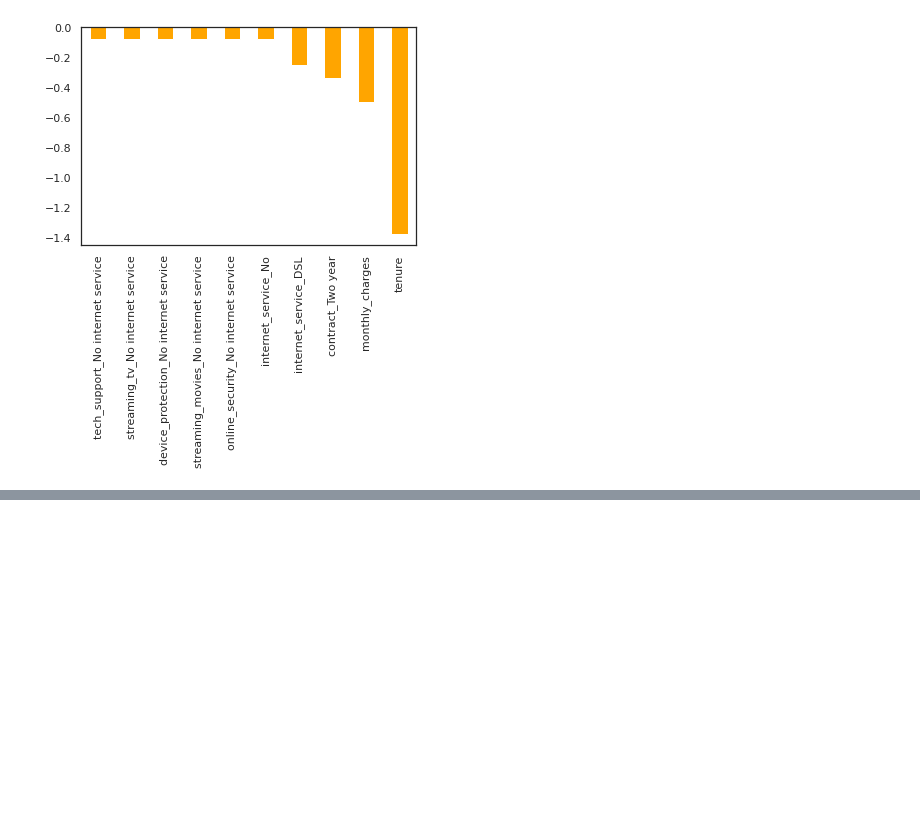
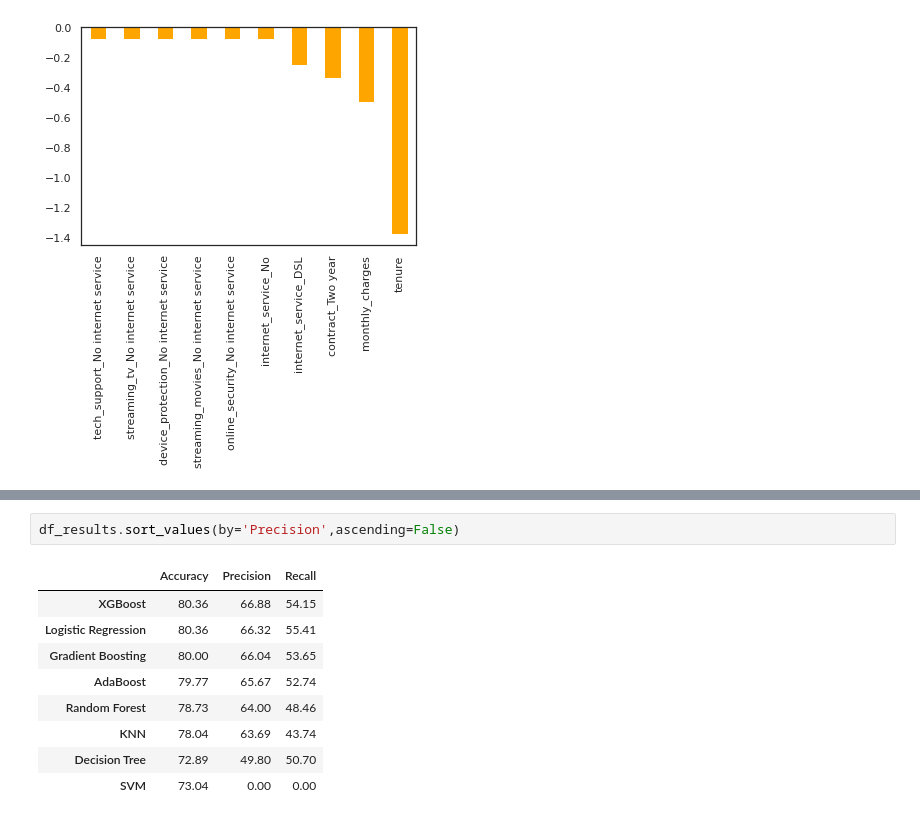
Before and after one commit to Shirleyhanx1/Customer-Churn-Porject---Python, a Jupyter notebook: Telco_Customer_Churn_Project_(Shirley).ipynb, the cells around one changed output, grey strips where cells are left out. Drawn from its saved outputs; the diff is of its cells as text; blank space fills up the shorter version.

```diff
--- a/Telco_Customer_Churn_Project_(Shirley).ipynb
+++ b/Telco_Customer_Churn_Project_(Shirley).ipynb
@@ -581,0 +594,12 @@ print(metrics.accuracy_score(y_test, preds))
+# %%
+df_results.sort_values(by='Precision',ascending=False)
+# %% [output]
+|  | Accuracy | Precision | Recall |
+| XGBoost | 80.36 | 66.88 | 54.15 |
+| Logistic Regression | 80.36 | 66.32 | 55.41 |
+| Gradient Boosting | 80.00 | 66.04 | 53.65 |
+| AdaBoost | 79.77 | 65.67 | 52.74 |
+| Random Forest | 78.73 | 64.00 | 48.46 |
+| KNN | 78.04 | 63.69 | 43.74 |
+| Decision Tree | 72.89 | 49.80 | 50.70 |
+| SVM | 73.04 | 0.00 | 0.00 |
```
Also changed, not shown: parts of 35 cells of this notebook.
